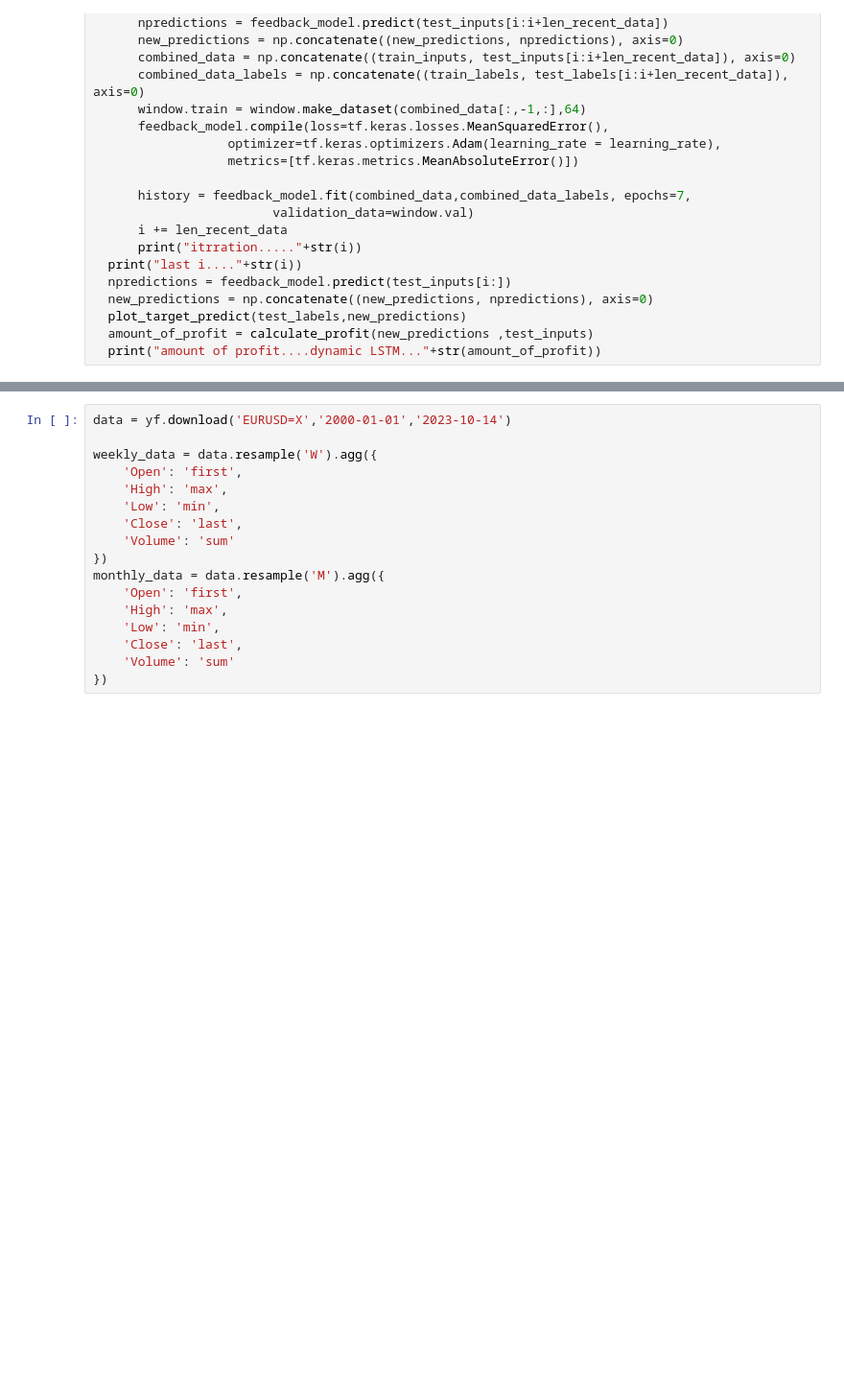
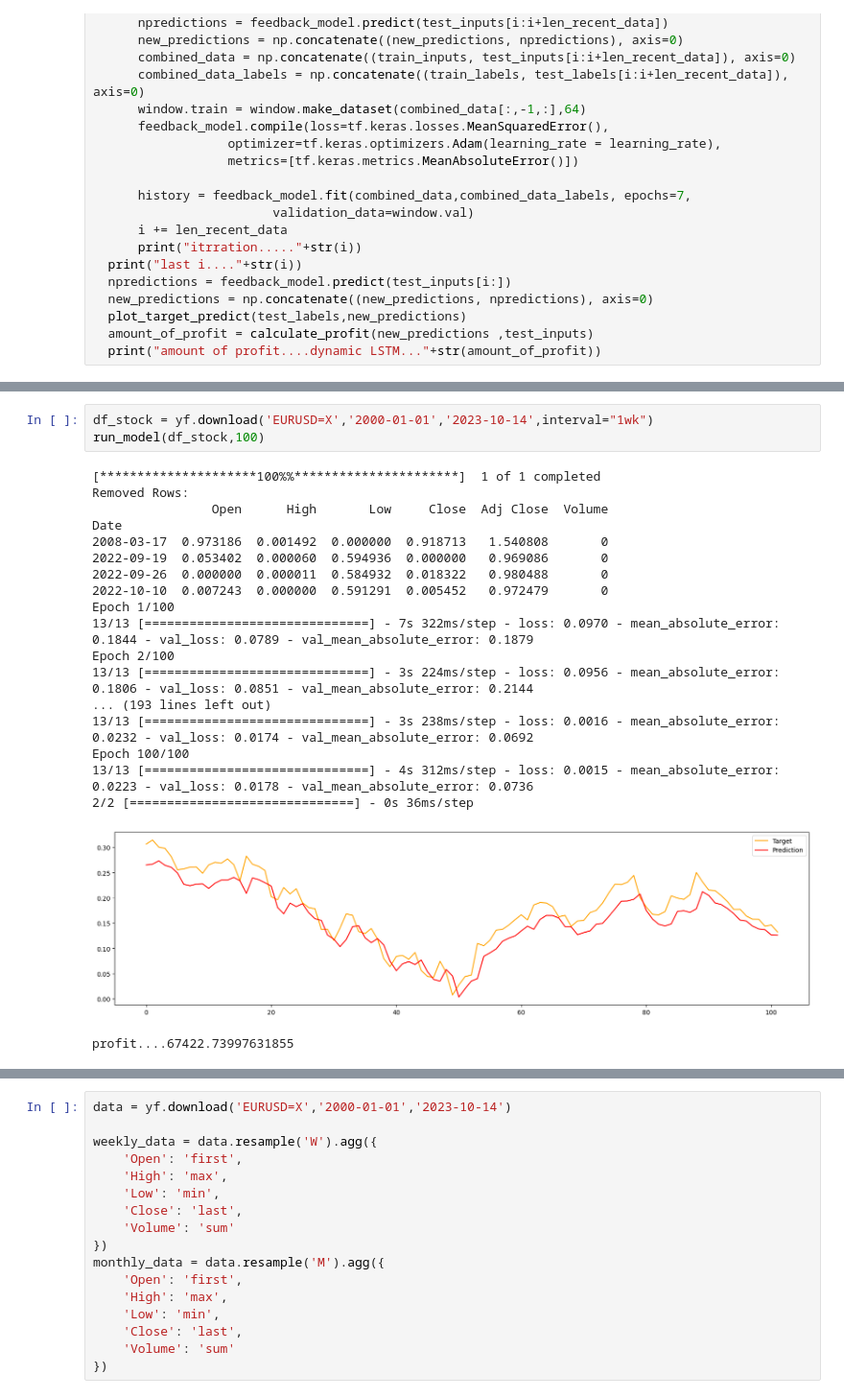
Before and after one commit to Kharazmigroup/forexprj, a Jupyter notebook: RNN2Forex.ipynb, the cells around one changed output, grey strips where cells are left out. Shown: that part at 96% size. Saved outputs shown, nothing was run; the diff lists cells and outputs as text; blank space fills up the shorter version.

```diff
--- a/RNN2Forex.ipynb
+++ b/RNN2Forex.ipynb
@@ -362,0 +381,23 @@ run_model('EURUSD=X','2000-01-01','2023-10-14',"",[],100)
+# %%
+df_stock = yf.download('EURUSD=X','2000-01-01','2023-10-14',interval="1wk")
+run_model(df_stock,100)
+# %% [output]
+[*********************100%%**********************]  1 of 1 completed
+Removed Rows:
+                Open      High       Low     Close  Adj Close  Volume
+Date
+2008-03-17  0.973186  0.001492  0.000000  0.918713   1.540808       0
+2022-09-19  0.053402  0.000060  0.594936  0.000000   0.969086       0
+2022-09-26  0.000000  0.000011  0.584932  0.018322   0.980488       0
+2022-10-10  0.007243  0.000000  0.591291  0.005452   0.972479       0
+Epoch 1/100
+13/13 [==============================] - 7s 322ms/step - loss: 0.0970 - mean_absolute_error: 0.1844 - val_loss: 0.0789 - val_mean_absolute_error: 0.1879
+Epoch 2/100
+13/13 [==============================] - 3s 224ms/step - loss: 0.0956 - mean_absolute_error: 0.1806 - val_loss: 0.0851 - val_mean_absolute_error: 0.2144
+... (193 lines left out)
+13/13 [==============================] - 3s 238ms/step - loss: 0.0016 - mean_absolute_error: 0.0232 - val_loss: 0.0174 - val_mean_absolute_error: 0.0692
+Epoch 100/100
+13/13 [==============================] - 4s 312ms/step - loss: 0.0015 - mean_absolute_error: 0.0223 - val_loss: 0.0178 - val_mean_absolute_error: 0.0736
+2/2 [==============================] - 0s 36ms/step
+[figure, added]
+profit....67422.73997631855
```
Also changed, not shown: parts of 5 cells of this notebook.
